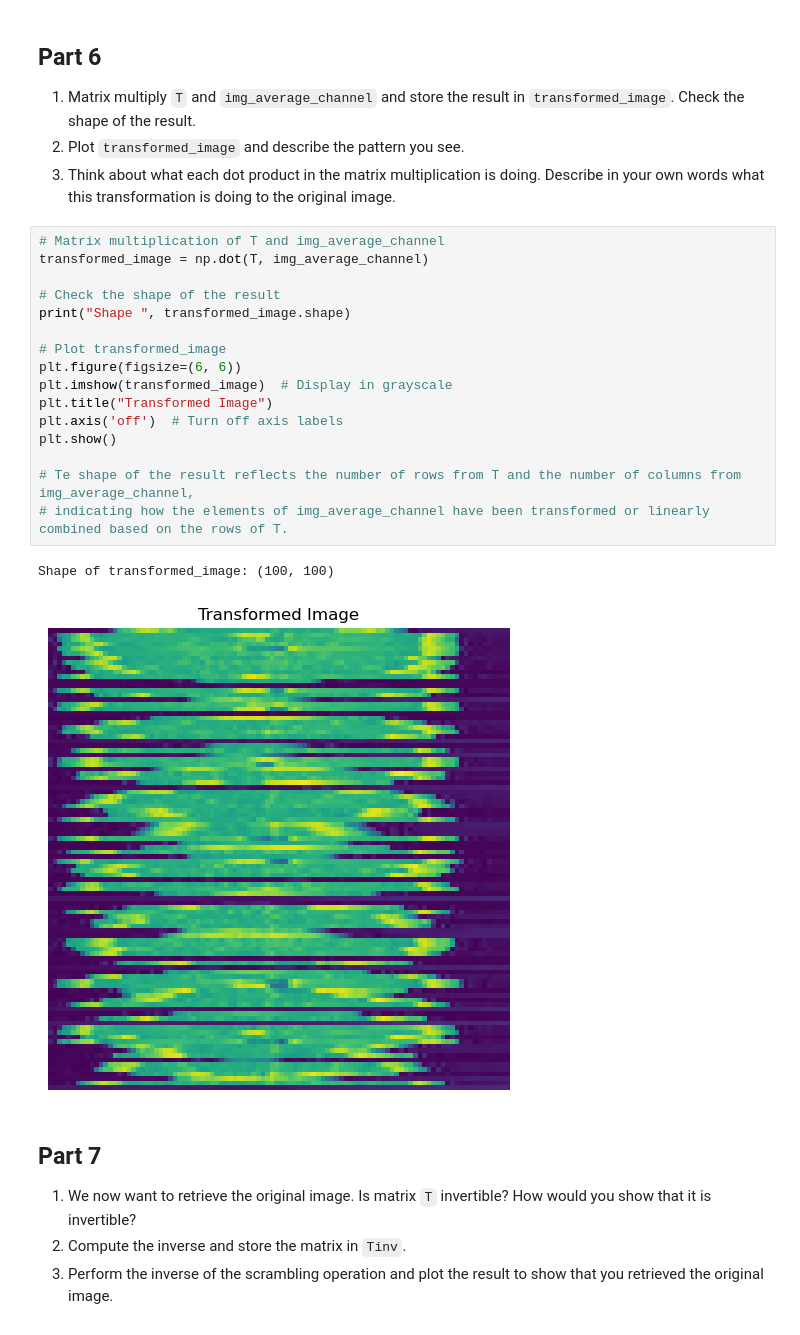
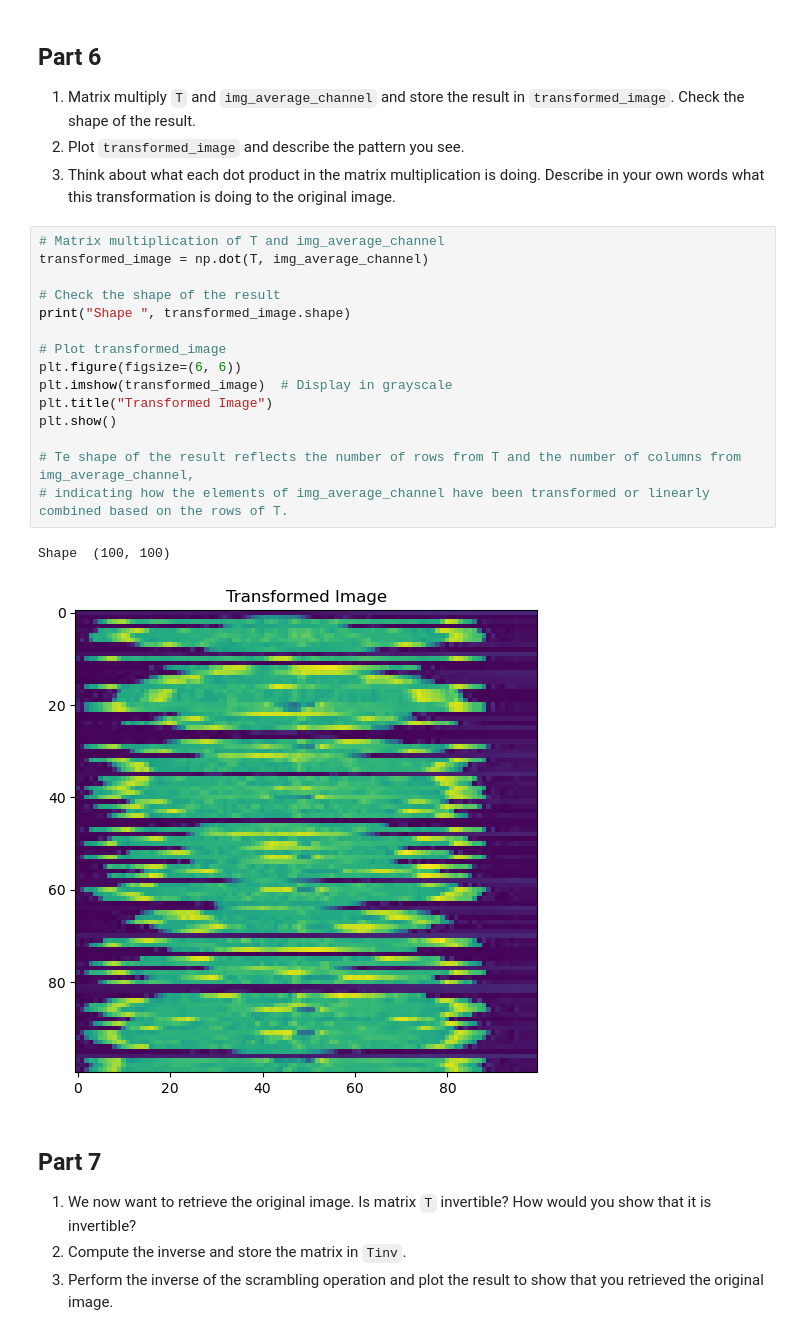
Before and after one commit to Mamatha-bk/PR, a Jupyter notebook: Fall-23-APML-Public-main/Assignements/HW1/HW1.ipynb, the cells around one changed output. Drawn from its saved outputs; the diff is of its cells as text.

```diff
--- a/Fall-23-APML-Public-main/Assignements/HW1/HW1.ipynb
+++ b/Fall-23-APML-Public-main/Assignements/HW1/HW1.ipynb
@@ -190,22 +190,21 @@ Shape of T: (100, 100)
 # %%
 # Matrix multiplication of T and img_average_channel
 transformed_image = np.dot(T, img_average_channel)
 
 # Check the shape of the result
 print("Shape ", transformed_image.shape)
 
 # Plot transformed_image
 plt.figure(figsize=(6, 6))
 plt.imshow(transformed_image)  # Display in grayscale
 plt.title("Transformed Image")
-plt.axis('off')  # Turn off axis labels
 plt.show()
 
 # Te shape of the result reflects the number of rows from T and the number of columns from img_average_channel,
 # indicating how the elements of img_average_channel have been transformed or linearly combined based on the rows of T.
 # %% [output]
-Shape of transformed_image: (100, 100)
+Shape  (100, 100)
-[figure, old version]
+[figure, new version]
 # %% [markdown]
 ## Part 7
 
```
Also changed, not shown: parts of 9 cells of this notebook.
